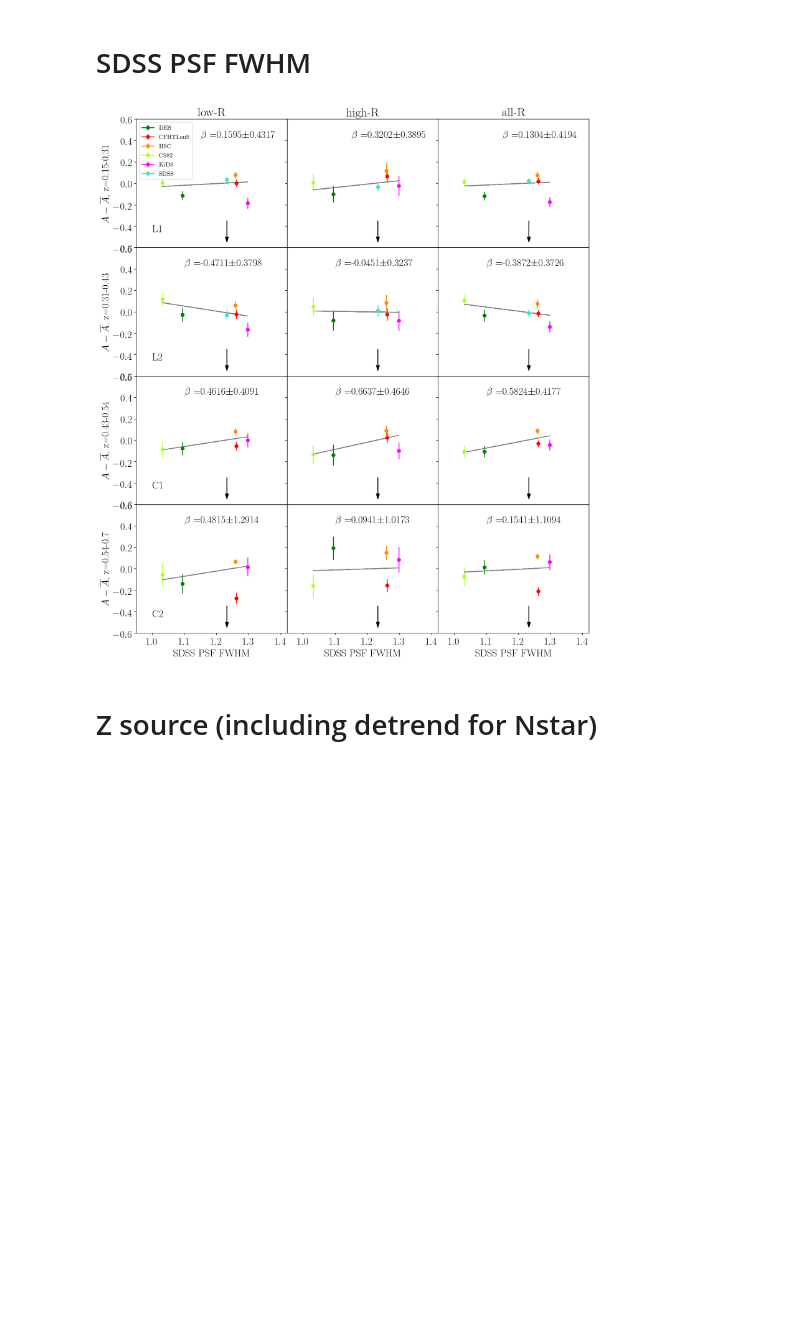
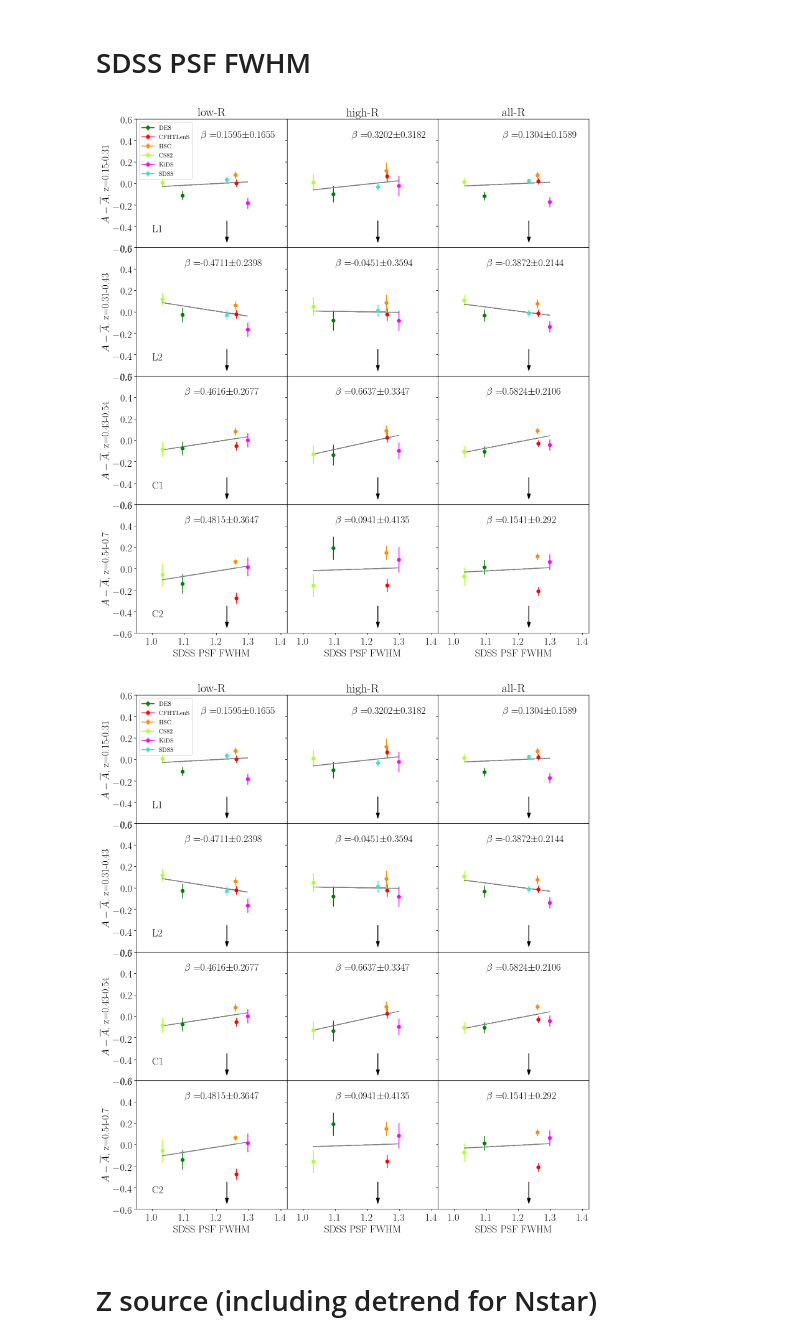
Before and after one commit to alexieleauthaud/lensingwithoutborders, a Jupyter notebook: MainLWBplots.ipynb, the cells around one changed output. Cells and saved outputs as stored; diff of their text form; code cells hidden in the pictures; blank space fills up the shorter version.

```diff
--- a/MainLWBplots.ipynb
+++ b/MainLWBplots.ipynb
@@ -663,12 +687,12 @@ for r in range(0,4):       # One row is one data sample
         # Now do the fitting and find beta
         # No SDSS for CMASS
         if(r > 1):
-            popt, pcov = optimize.curve_fit(linfunc, Csee[:5] , data-meanamp, sigma=errs)
+            popt, pcov = optimize.curve_fit(linfunc, Csee[:5] , data-meanamp, sigma=errs,absolute_sigma=True)
             perr = np.sqrt(np.diag(pcov))
             p = np.poly1d(popt)
             ax.plot(Csee[:5],p(Csee[:5]),'gray')
         else:
-            popt, pcov = optimize.curve_fit(linfunc, Csee , data-meanamp, sigma=errs)
+            popt, pcov = optimize.curve_fit(linfunc, Csee , data-meanamp, sigma=errs,absolute_sigma=True)
             perr = np.sqrt(np.diag(pcov))
             p = np.poly1d(popt)
             ax.plot(Csee,p(Csee),'gray')
@@ -714,33 +738,34 @@ for r in range(0,4):       # One row is one data sample
             ax.text(1.0, -0.45, 'C2', fontsize=18)
 
         if(r==3):
             ax.set_xlabel('SDSS PSF FWHM')
 
         if(c>0):
             ax.set_yticklabels([])
 
         ax.set_xlim(0.95,1.42)
         ax.set_ylim(-0.6,0.6)
 
         if (r==0 and c==0):
             ax.legend(fontsize=11,loc='upper left')
 
         if (r==0):
             if (c==0):
                 ax.set_title("low-R")
             if (c==1):
                 ax.set_title("high-R")
             if (c==2):
                 ax.set_title("all-R")
 
 plt.subplots_adjust(left=0.3/10., right=1-0.3/10.0, bottom=0.5/5.0, top=1-0.5/5.0)
 plt.subplots_adjust(wspace=0.0,hspace=0.0)
 filename="./Figures/amps_psf.pdf"
 plt.savefig(filename, bbox_inches='tight')
 plt.show()
 plt.close()
 # %% [output]
 [figure]
+[figure, added]
 # %% [markdown]
 # Z source (including detrend for Nstar)
 # %%
```
Also changed, not shown: parts of 15 cells of this notebook, 12 other files.
